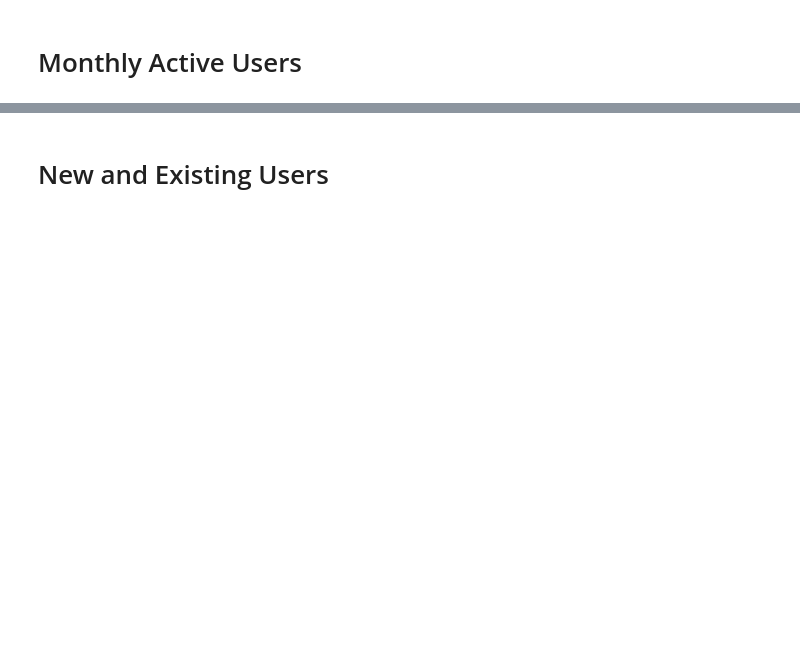
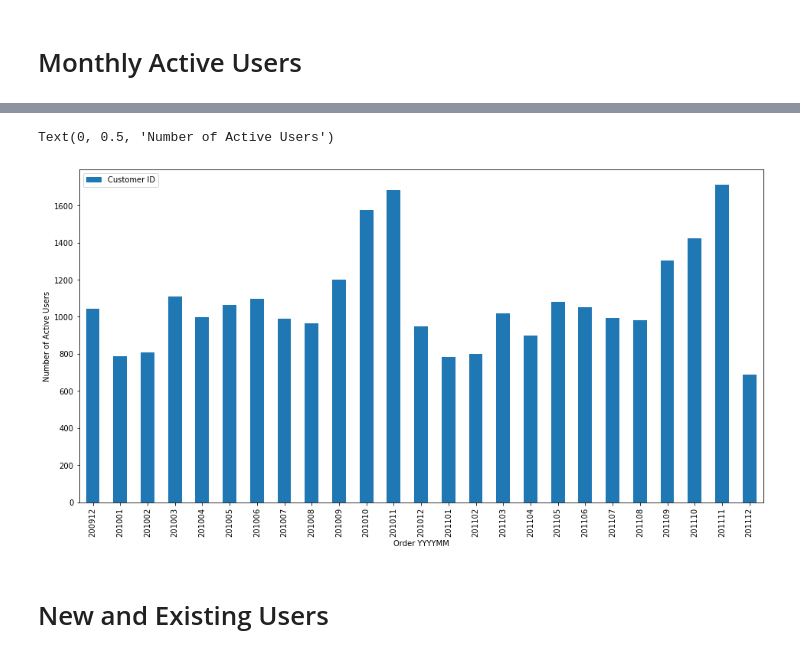
Before and after one commit to jarviscanada/jarvis_data_eng_TuanMai, a Jupyter notebook: python_data_wrangling/retail_data_analytics_wrangling.ipynb, the cells around one changed output, grey strips where cells are left out. Drawn from its saved outputs; the diff is of its cells as text; code cells hidden in the pictures; blank space fills up the shorter version.

Commit message:
Completed Data Wrangling & Analytics ticket

```diff
--- a/python_data_wrangling/retail_data_analytics_wrangling.ipynb
+++ b/python_data_wrangling/retail_data_analytics_wrangling.ipynb
@@ -219,2 +205,11 @@ Text(0.5, 0, 'Month')
+# %%
+# Calculate number of active users for each month
+active_users_df = orders_df[["Order YYYYMM", "Customer ID"]].groupby("Order YYYYMM").nunique()
+
+# Plot the data
+active_users_df.plot(kind = 'bar', figsize = (16, 8)).set_ylabel("Number of Active Users")
+# %% [output]
+Text(0, 0.5, 'Number of Active Users')
+[figure, added]
 # %% [markdown]
 # New and Existing Users
```
Also changed, not shown: parts of 11 cells of this notebook, 11 other files.
